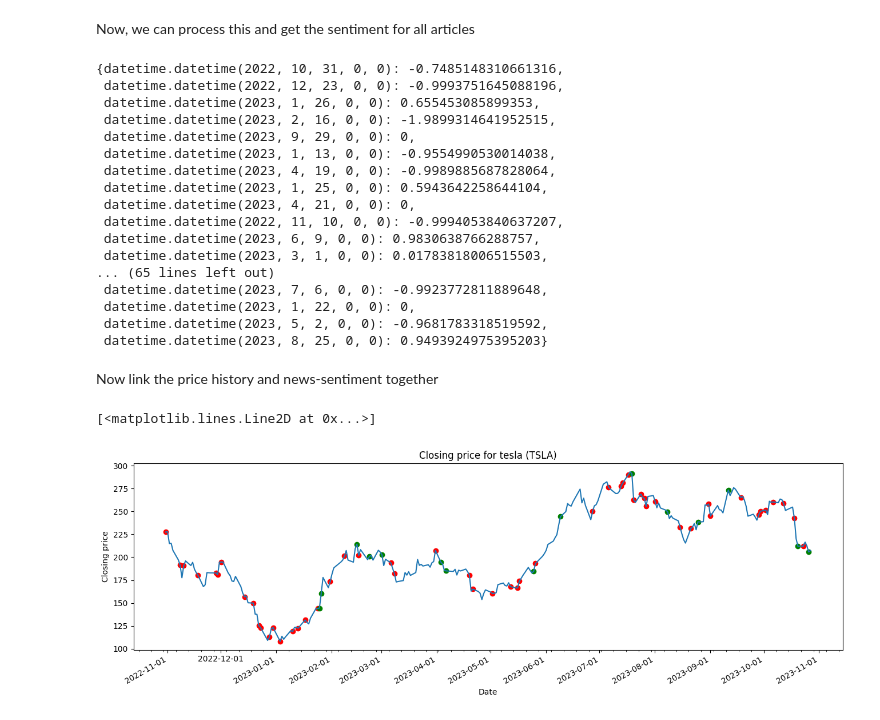
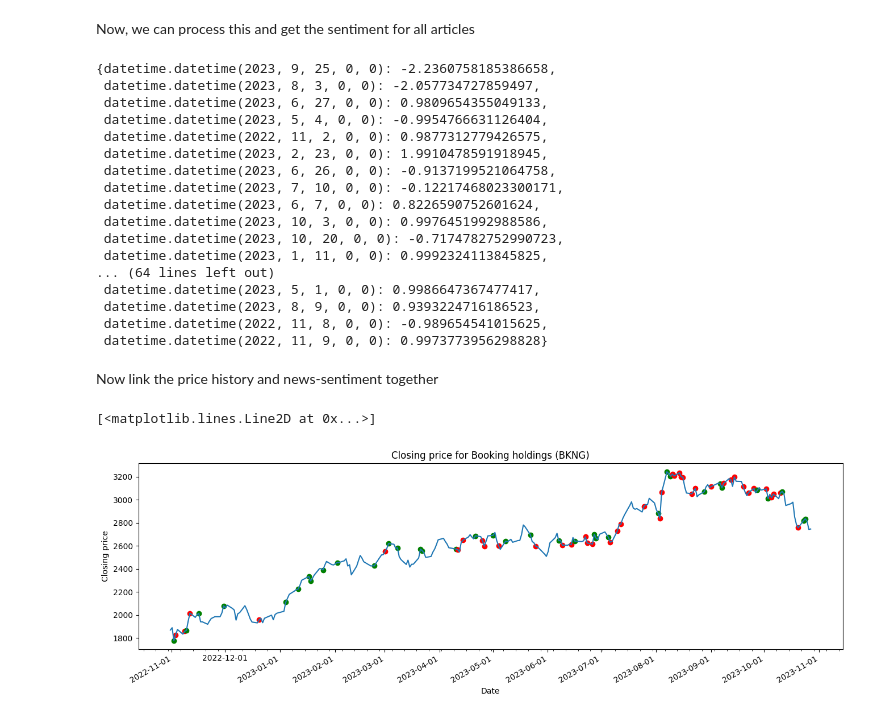
Before and after one commit to gracjaan/StockAnalyzer, a Jupyter notebook: news_analysis.ipynb, the cells around one changed output. Drawn from its saved outputs; the diff is of its cells as text; code cells hidden in the pictures.

```diff
--- a/news_analysis.ipynb
+++ b/news_analysis.ipynb
@@ -2,17 +2,13 @@
 Define variables for computation
 # %%
 # What company to look up, symbol and lower case name
-SYMBOL="TSLA" # e.g. "TSLA"
-COMPANY="tesla" # e.g. "tesla"
-KEYWORD="tesla" # e.g. "tesla"
+SYMBOL="BKNG" # e.g. "TSLA"
+KEYWORD="Booking holdings" # e.g. "tesla"
 
 # What timeframe to lookup as a tuple e.g. (2023, 10, 29)
 # if undefined, then it looks up the last month
 START_DATE = (2022, 10, 29)
 END_DATE = (2023, 10, 29)
-
-# Token for fetching the news
-NEWSAPI_TOKEN = '8a15b13e21a844aa8ea71080ce103e13'
 # %% [markdown]
 Import packages
 # %%
@@ -125,23 +117,23 @@ for date in articles:
 
 sentiment_per_day
 # %% [output]
-{datetime.datetime(2022, 10, 31, 0, 0): -0.7485148310661316,
- datetime.datetime(2022, 12, 23, 0, 0): -0.9993751645088196,
- datetime.datetime(2023, 1, 26, 0, 0): 0.655453085899353,
- datetime.datetime(2023, 2, 16, 0, 0): -1.9899314641952515,
- datetime.datetime(2023, 9, 29, 0, 0): 0,
- datetime.datetime(2023, 1, 13, 0, 0): -0.9554990530014038,
- datetime.datetime(2023, 4, 19, 0, 0): -0.9989885687828064,
- datetime.datetime(2023, 1, 25, 0, 0): 0.5943642258644104,
- datetime.datetime(2023, 4, 21, 0, 0): 0,
- datetime.datetime(2022, 11, 10, 0, 0): -0.9994053840637207,
- datetime.datetime(2023, 6, 9, 0, 0): 0.9830638766288757,
- datetime.datetime(2023, 3, 1, 0, 0): 0.01783818006515503,
-... (65 lines left out)
- datetime.datetime(2023, 7, 6, 0, 0): -0.9923772811889648,
- datetime.datetime(2023, 1, 22, 0, 0): 0,
- datetime.datetime(2023, 5, 2, 0, 0): -0.9681783318519592,
- datetime.datetime(2023, 8, 25, 0, 0): 0.9493924975395203}
+{datetime.datetime(2023, 9, 25, 0, 0): -2.2360758185386658,
+ datetime.datetime(2023, 8, 3, 0, 0): -2.057734727859497,
+ datetime.datetime(2023, 6, 27, 0, 0): 0.9809654355049133,
+ datetime.datetime(2023, 5, 4, 0, 0): -0.9954766631126404,
+ datetime.datetime(2022, 11, 2, 0, 0): 0.9877312779426575,
+ datetime.datetime(2023, 2, 23, 0, 0): 1.9910478591918945,
+ datetime.datetime(2023, 6, 26, 0, 0): -0.9137199521064758,
+ datetime.datetime(2023, 7, 10, 0, 0): -0.12217468023300171,
+ datetime.datetime(2023, 6, 7, 0, 0): 0.8226590752601624,
+ datetime.datetime(2023, 10, 3, 0, 0): 0.9976451992988586,
+ datetime.datetime(2023, 10, 20, 0, 0): -0.7174782752990723,
+ datetime.datetime(2023, 1, 11, 0, 0): 0.9992324113845825,
+... (64 lines left out)
+ datetime.datetime(2023, 5, 1, 0, 0): 0.9986647367477417,
+ datetime.datetime(2023, 8, 9, 0, 0): 0.9393224716186523,
+ datetime.datetime(2022, 11, 8, 0, 0): -0.989654541015625,
+ datetime.datetime(2022, 11, 9, 0, 0): 0.9973773956298828}
 # %% [markdown]
 Now link the price history and news-sentiment together
 # %%
@@ -154,32 +146,32 @@ fig.set_figwidth(16)
 x = closing.index.to_pydatetime()
 y = closing
 
-ax.set_title(f'Closing price for {COMPANY} ({SYMBOL})')
+ax.set_title(f'Closing price for {KEYWORD} ({SYMBOL})')
 
 ax.set_xlabel('Date')
 ax.xaxis.set_major_locator(mdates.MonthLocator())
 ax.xaxis.set_minor_locator(mdates.DayLocator(interval=7))
 
 ax.xaxis.set_major_formatter(mdates.DateFormatter('%Y-%m-%d'))
 fig.autofmt_xdate()
 
 ax.set_ylabel('Closing price')
 
 for date in x:
   price = closing[date]
 
   d = datetime(date.year, date.month, date.day)
 
   sentiment = sentiment_per_day.get(d)
 
   color = 'green' if sentiment and sentiment > 0 else 'red'
 
   # print(f'Datetime: {d} sentiment: {sentiment} color: {color}')
 
   if sentiment != None:
     ax.scatter(date, price, color=color)
 
 ax.plot(x, y)
 # %% [output]
 [<matplotlib.lines.Line2D at 0x...>]
-[figure, old version]
+[figure, new version]
```
Also changed, not shown: parts of 3 cells of this notebook.
